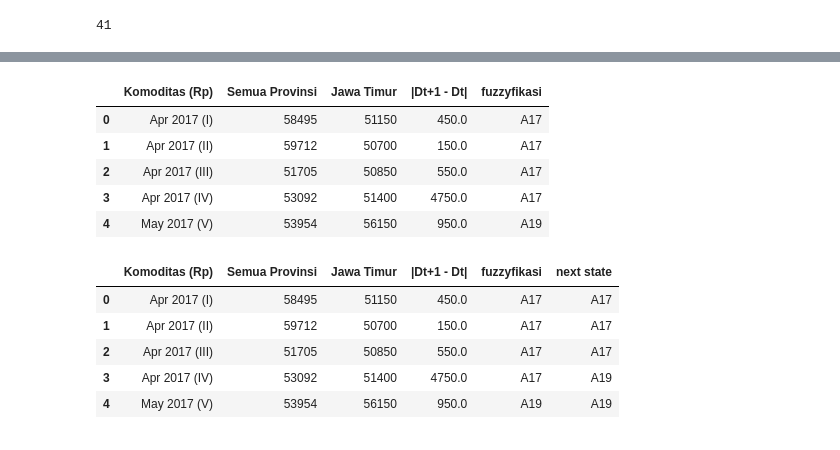
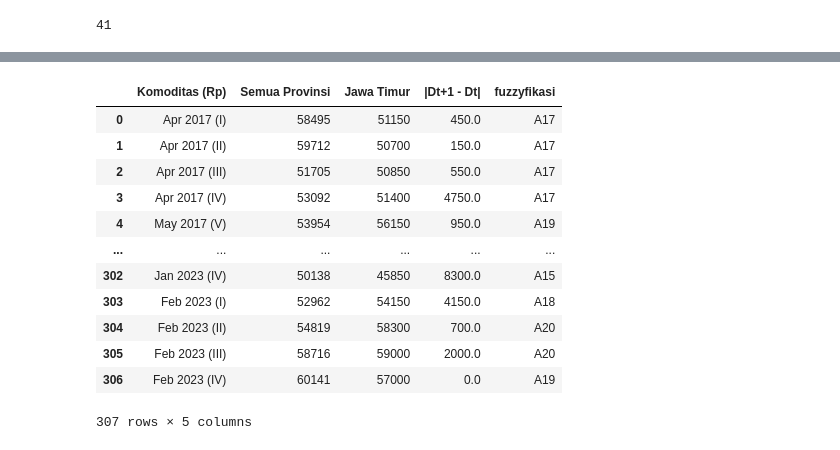
Before and after one commit to vidakomaria/fuzzyTS, a Jupyter notebook: code_cabai merah.ipynb, the cells around one changed output, grey strips where cells are left out. Saved outputs shown, nothing was run; the diff lists cells and outputs as text; code cells hidden in the pictures.

```diff
--- a/code_cabai merah.ipynb
+++ b/code_cabai merah.ipynb
@@ -8,6 +11,6 @@ import statistics
 # %%
-df = pd.read_csv("cabai merah_noEdit.csv", sep=";")
-df.head()
+df = pd.read_csv("cabai merah.csv", sep=";")
+df
 # %% [output]
 |  | Komoditas (Rp) | Semua Provinsi | Jawa Timur |
 | 0 | Apr 2017 (I) | 58495 | 51150 |
@@ -56,7 +76,7 @@ Dmin = Dt.min()
 Dmax = Dt.max()
 N = Dt.count()
 Z1 = 950
-Z2 = 900
+Z2 = 400
 
 print(Dmin, Dmax, N)
 # %% [output]
@@ -171,28 +192,25 @@ for i in data:
 
 df2['fuzzyfikasi'] = hasilFuzzy
 # %%
-df2.head()
+df2
 # %% [output]
 |  | Komoditas (Rp) | Semua Provinsi | Jawa Timur | |Dt+1 - Dt| | fuzzyfikasi |
 | 0 | Apr 2017 (I) | 58495 | 51150 | 450.0 | A17 |
 | 1 | Apr 2017 (II) | 59712 | 50700 | 150.0 | A17 |
 | 2 | Apr 2017 (III) | 51705 | 50850 | 550.0 | A17 |
 | 3 | Apr 2017 (IV) | 53092 | 51400 | 4750.0 | A17 |
 | 4 | May 2017 (V) | 53954 | 56150 | 950.0 | A19 |
+| ... | ... | ... | ... | ... | ... |
+| 302 | Jan 2023 (IV) | 50138 | 45850 | 8300.0 | A15 |
+| 303 | Feb 2023 (I) | 52962 | 54150 | 4150.0 | A18 |
+| 304 | Feb 2023 (II) | 54819 | 58300 | 700.0 | A20 |
+| 305 | Feb 2023 (III) | 58716 | 59000 | 2000.0 | A20 |
+| 306 | Feb 2023 (IV) | 60141 | 57000 | 0.0 | A19 |
+307 rows × 5 columns
 # %%
 nextState = []
 for k in range(0, len(df2.index)-1):
     neSt = df2['fuzzyfikasi'].iloc[k+1]
     nextState.append(neSt)
 
-# nextState.append('')
-
 df2['next state'] = pd.Series(nextState)
-df2.head()
-# %% [output]
-|  | Komoditas (Rp) | Semua Provinsi | Jawa Timur | |Dt+1 - Dt| | fuzzyfikasi | next state |
-| 0 | Apr 2017 (I) | 58495 | 51150 | 450.0 | A17 | A17 |
-| 1 | Apr 2017 (II) | 59712 | 50700 | 150.0 | A17 | A17 |
-| 2 | Apr 2017 (III) | 51705 | 50850 | 550.0 | A17 | A17 |
-| 3 | Apr 2017 (IV) | 53092 | 51400 | 4750.0 | A17 | A19 |
-| 4 | May 2017 (V) | 53954 | 56150 | 950.0 | A19 | A19 |
```
Also changed, not shown: parts of 35 cells of this notebook, 1 other file.
